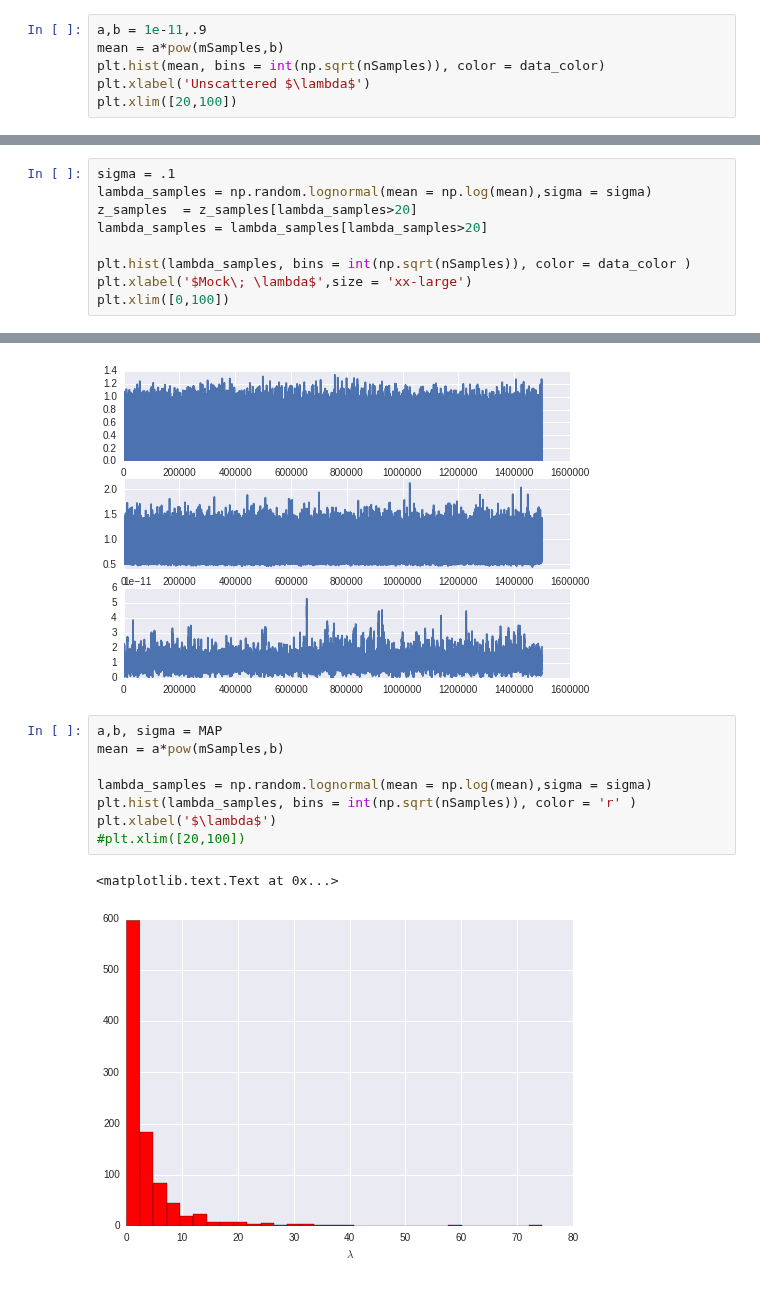
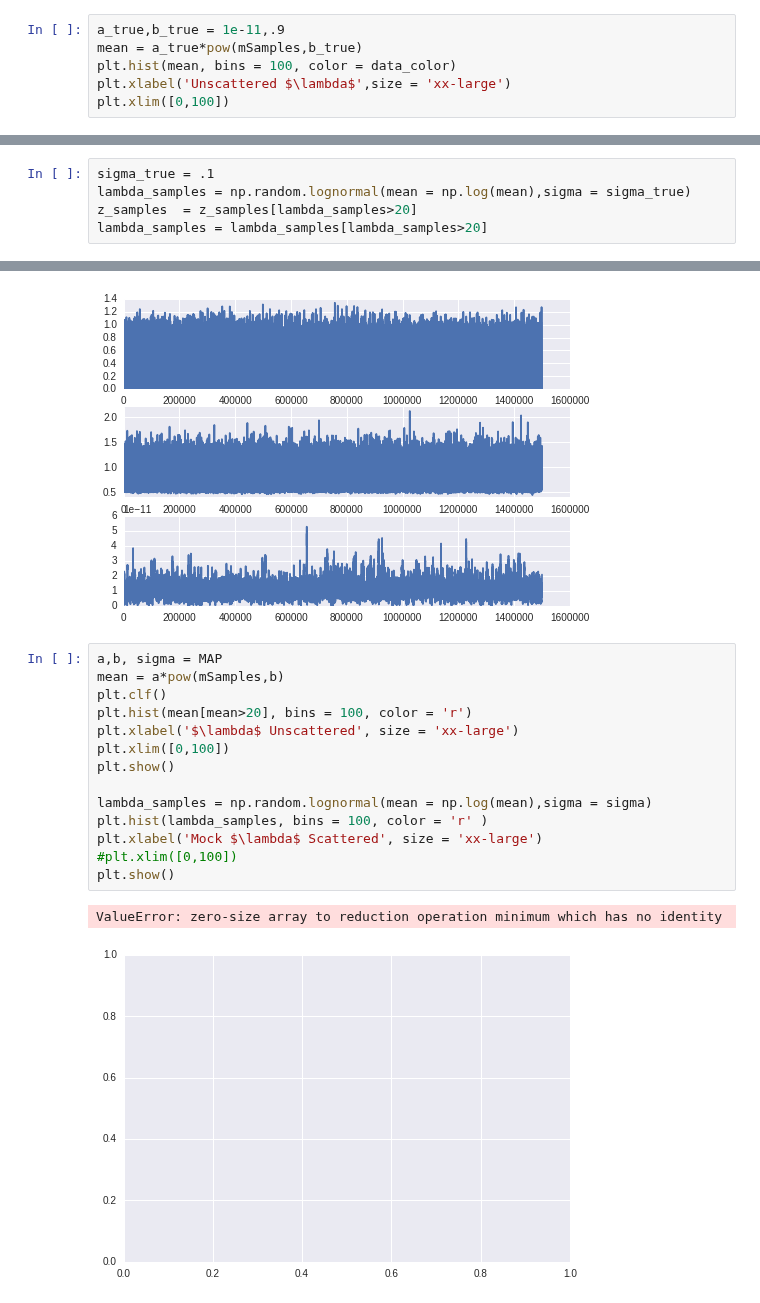
Before and after one commit to Ravirajadrangi/ClusterMassInference, a Jupyter notebook: Project Notebook.ipynb, the cells around one changed output, grey strips where cells are left out. Cells and saved outputs as stored; diff of their text form.

```diff
--- a/Project Notebook.ipynb
+++ b/Project Notebook.ipynb
@@ -296,7 +296,7 @@ plt.xlabel('$z$')
 # %%
-a,b = 1e-11,.9
-mean = a*pow(mSamples,b)
-plt.hist(mean, bins = int(np.sqrt(nSamples)), color = data_color)
-plt.xlabel('Unscattered $\lambda$')
-plt.xlim([20,100])
+a_true,b_true = 1e-11,.9
+mean = a_true*pow(mSamples,b_true)
+plt.hist(mean, bins = 100, color = data_color)
+plt.xlabel('Unscattered $\lambda$',size = 'xx-large')
+plt.xlim([0,100])
 # %% [output]
@@ -305,9 +305,5 @@ plt.xlim([20,100])
 # %%
-sigma = .1
-lambda_samples = np.random.lognormal(mean = np.log(mean),sigma = sigma)
+sigma_true = .1
+lambda_samples = np.random.lognormal(mean = np.log(mean),sigma = sigma_true)
 z_samples  = z_samples[lambda_samples>20]
 lambda_samples = lambda_samples[lambda_samples>20]
-
-plt.hist(lambda_samples, bins = int(np.sqrt(nSamples)), color = data_color )
-plt.xlabel('$Mock\; \lambda$',size = 'xx-large')
-plt.xlim([0,100])
@@ -446,11 +526,17 @@ plt.show()
 # %%
 a,b, sigma = MAP
 mean = a*pow(mSamples,b)
+plt.clf()
+plt.hist(mean[mean>20], bins = 100, color = 'r')
+plt.xlabel('$\lambda$ Unscattered', size = 'xx-large')
+plt.xlim([0,100])
+plt.show()
 
 lambda_samples = np.random.lognormal(mean = np.log(mean),sigma = sigma)
-plt.hist(lambda_samples, bins = int(np.sqrt(nSamples)), color = 'r' )
-plt.xlabel('$\lambda$')
-#plt.xlim([20,100])
+plt.hist(lambda_samples, bins = 100, color = 'r' )
+plt.xlabel('Mock $\lambda$ Scattered', size = 'xx-large')
+#plt.xlim([0,100])
+plt.show()
 # %% [output]
-<matplotlib.text.Text at 0x...>
+ValueError: zero-size array to reduction operation minimum which has no identity
-[figure, old version]
+[figure, new version]
```
Also changed, not shown: parts of 33 cells of this notebook.
